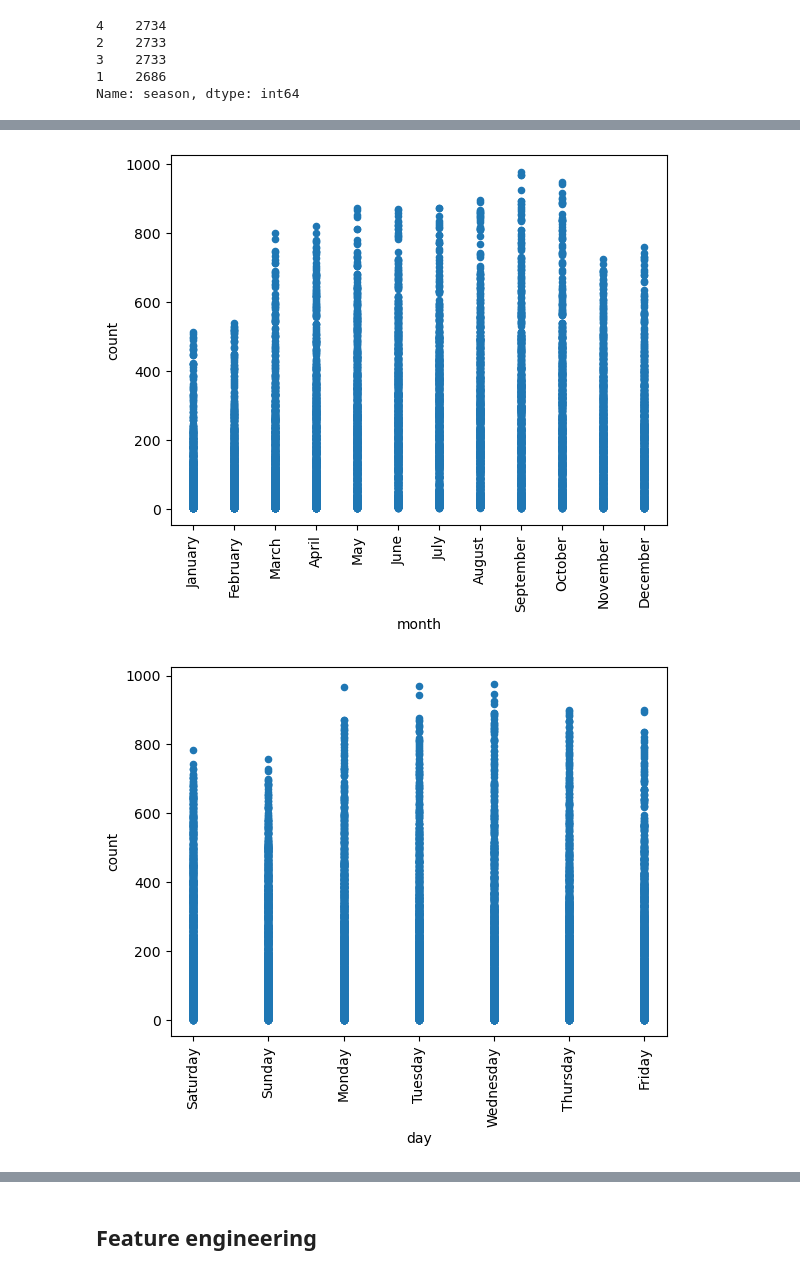
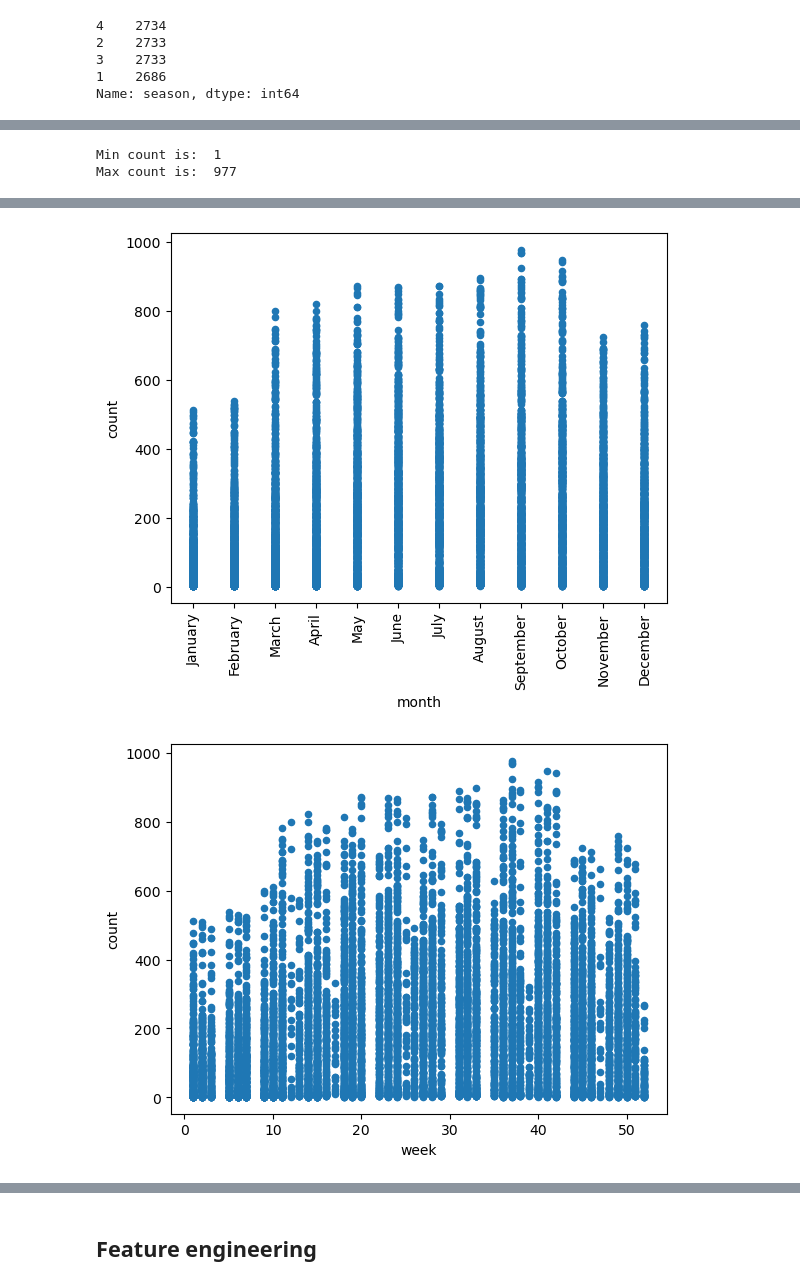
Before and after one commit to GParolini/spiced_academy_projects, a Jupyter notebook: project3_bikesharing/project3_bikesharing_parolini.ipynb, the cells around one changed output, grey strips where cells are left out. Drawn from its saved outputs; the diff is of its cells as text; code cells hidden in the pictures.

Commit message:
project week 3 completed

```diff
--- a/project3_bikesharing/project3_bikesharing_parolini.ipynb
+++ b/project3_bikesharing/project3_bikesharing_parolini.ipynb
@@ -53,6 +46,7 @@ df
 #Extracting the time/date information from the index
 df['year'] = df.index.year
 df['month'] = df.index.month_name()
+df['week'] = df.index.week
 df['day'] = df.index.day_name()
 df['hour'] = df.index.hour
 # %%
@@ -80,5 +65,5 @@ print (cols)
 # %%
 # Rearranging the df columns
-cols = cols[-4:] +cols[:-4]
+cols = cols[-5:] +cols[:-5]
 print(cols)
 # %% [output]
@@ -171,13 +174,20 @@ df[['hour', 'count']].groupby('hour').mean()
+# %%
+print("Min count is: ", df['count'].min())
+print("Max count is: ", df['count'].max())
+# %% [output]
+Min count is:  1
+Max count is:  977
 # %%
 ###Checking how datetime and atmospheric variables (temperature and humidity) impact on the
 #number of bicycles rented
 df.plot.scatter(x='year', y ='count')
 df.plot.scatter(x='month', y ='count', rot =90)
+df.plot.scatter(x='week', y ='count')
 df.plot.scatter(x='day', y ='count', rot = 90)
 df.plot.scatter(x='hour', y ='count')
 df.plot.scatter(x='temp', y ='count', c='red')
 df.plot.scatter(x='humidity', y ='count', c='red');
 # %% [output]
 [figure]
 [figure]
-[figure, old version]
+[figure, new version]
```
Also changed, not shown: parts of 90 cells of this notebook, 2 other files.
